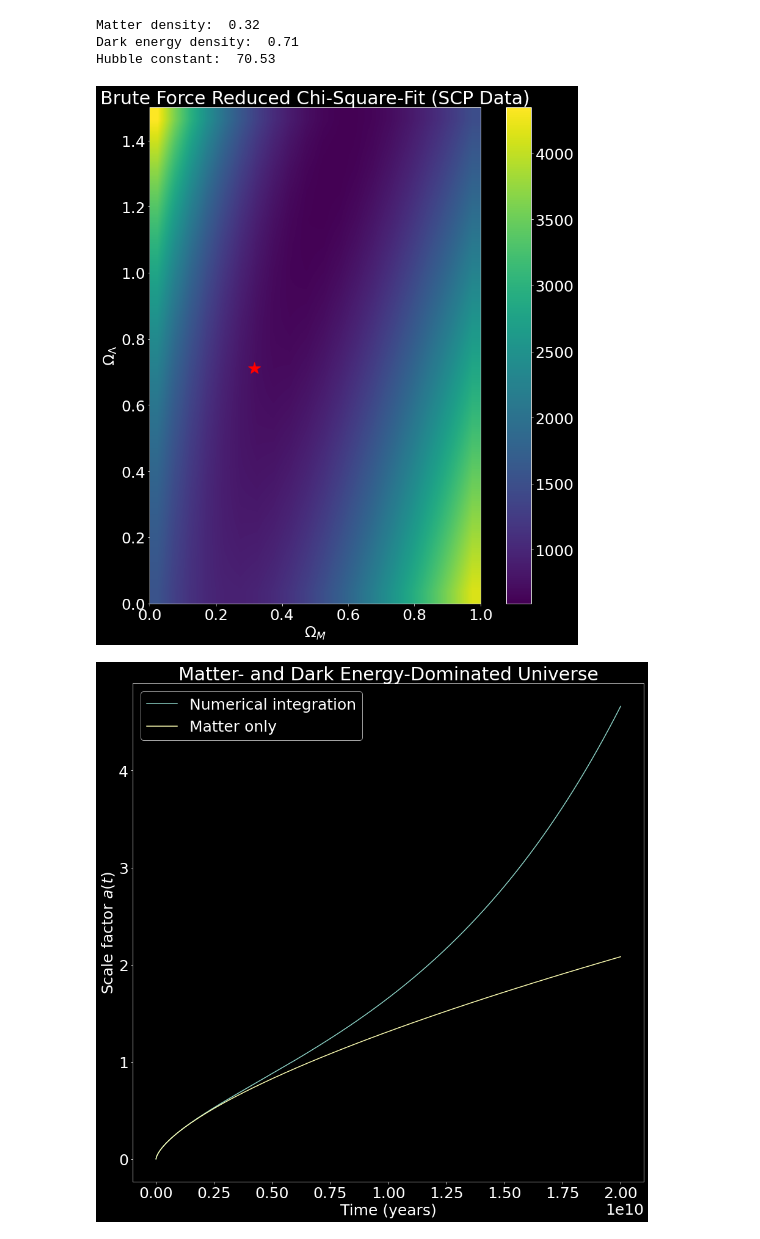
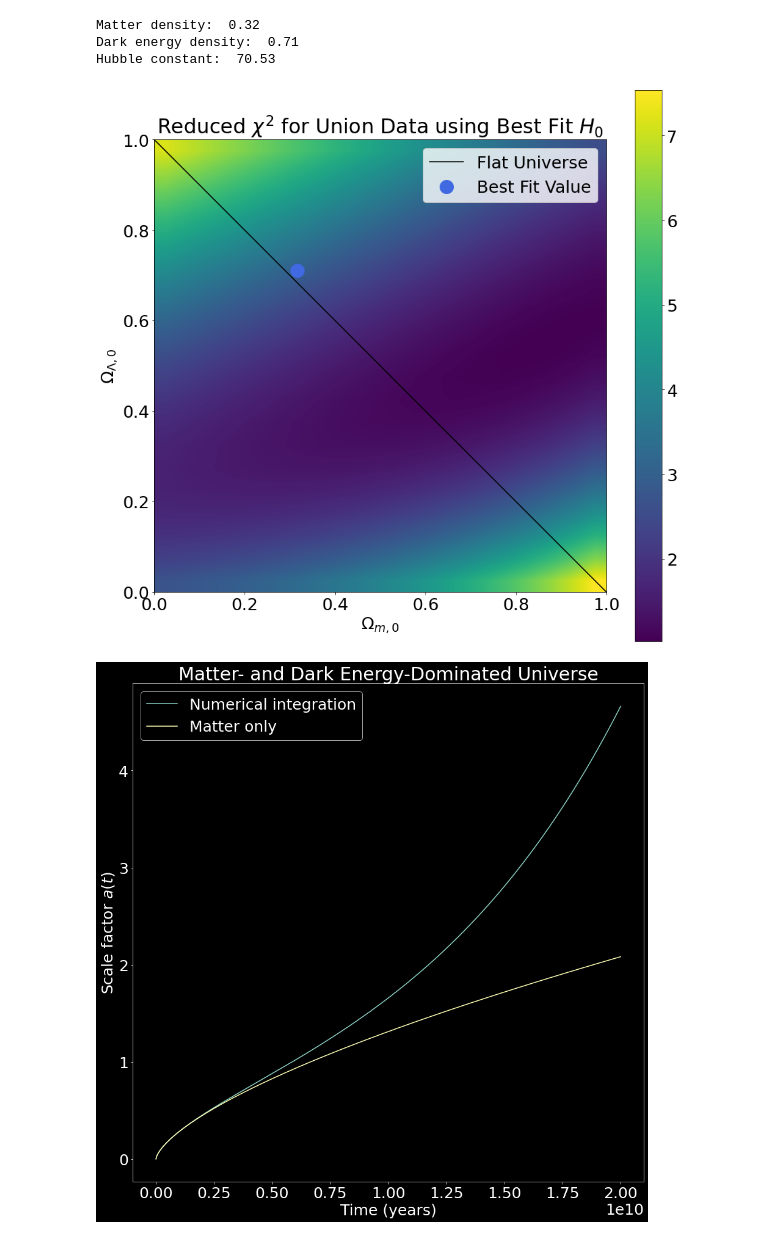
Before and after one commit to bpeck114/c161_project, a Jupyter notebook: dex/SCP.ipynb, the cells around one changed output. Drawn from its saved outputs; the diff is of its cells as text; code cells hidden in the pictures.

```diff
--- a/dex/SCP.ipynb
+++ b/dex/SCP.ipynb
@@ -120,17 +120,17 @@ print("Hubble constant: ", "{0:.2f}".format(H_0_best))
 Matter density:  0.32
 Dark energy density:  0.71
 Hubble constant:  70.53
-# %%
-chi2_slice = chi2_arr[:][:][k_best]
-plt.figure(figsize = (15,15))
-im = plt.imshow(chi2_slice, interpolation='bilinear', origin='lower', \
-                cmap='viridis', extent=(0.,1.0,0.,1.5))
-plt.colorbar()
-#plt.plot(X[am],Y[am],'r*',markersize=20)
-plt.xlabel(r'$\Omega_M$')
-plt.ylabel(r'$\Omega_\Lambda$')
-plt.title('Brute Force Reduced Chi-Square-Fit (SCP Data)')
-plt.plot(omega_m_best,omega_lambda_best,'r*',markersize=20)
-plt.show()
-# %% [output]
-[figure, removed]
+# %%
+chi2_slice = chi2_arr[:][:][k_best]
+reduced_chi2 = np.transpose(chi2_slice / (np.size(redshift) - 3))
+plt.figure(figsize = (15,15))
+plt.imshow(reduced_chi2,cmap='viridis',interpolation='bilinear',origin='lower',extent=(0,1,0,1))
+plt.colorbar()
+plt.plot(np.array([0,1]),1-np.array([0,1]),color='black',label='Flat Universe')
+plt.xlabel("$\Omega_{m,0}$")
+plt.ylabel("$\Omega_{\Lambda,0}$")
+plt.title("Reduced $\chi^2$ for Union Data using Best Fit $H_0$")
+plt.plot(omega_m_best,omega_lambda_best,'o',color='royalblue',label='Best Fit Value', markersize=20)
+plt.legend();
+# %% [output]
+[figure, added]
```
Also changed, not shown: parts of 4 cells of this notebook, 6 other files.
